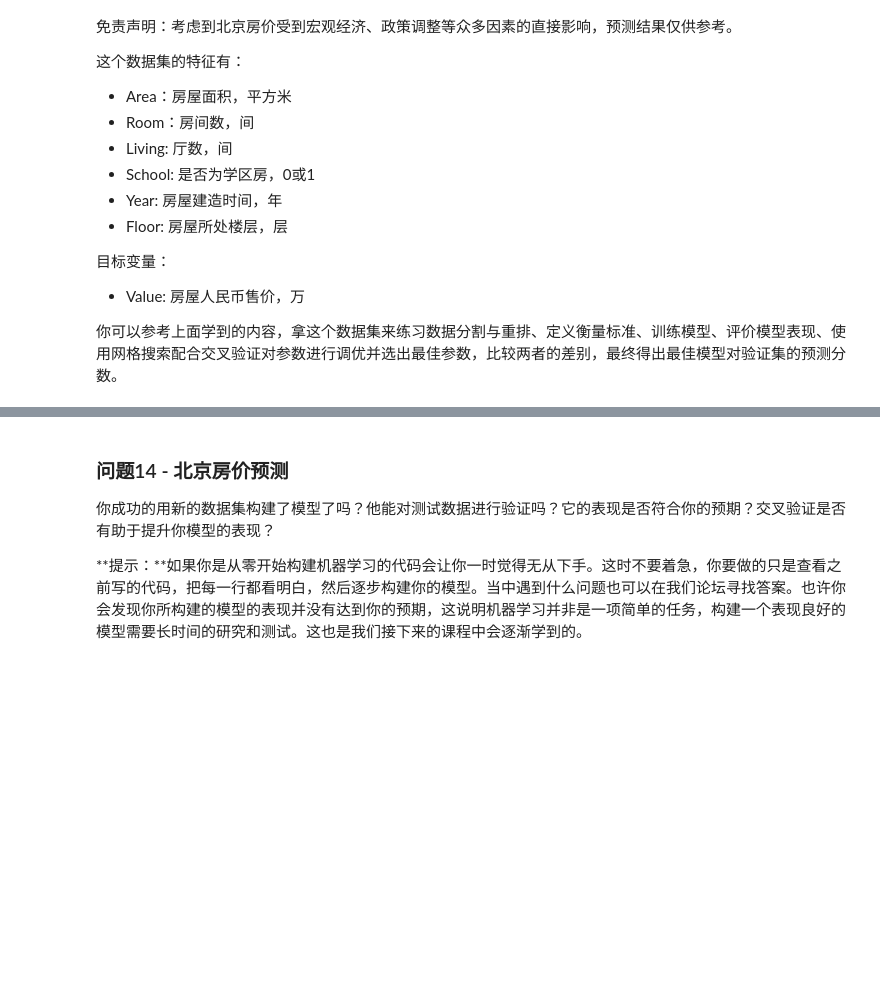
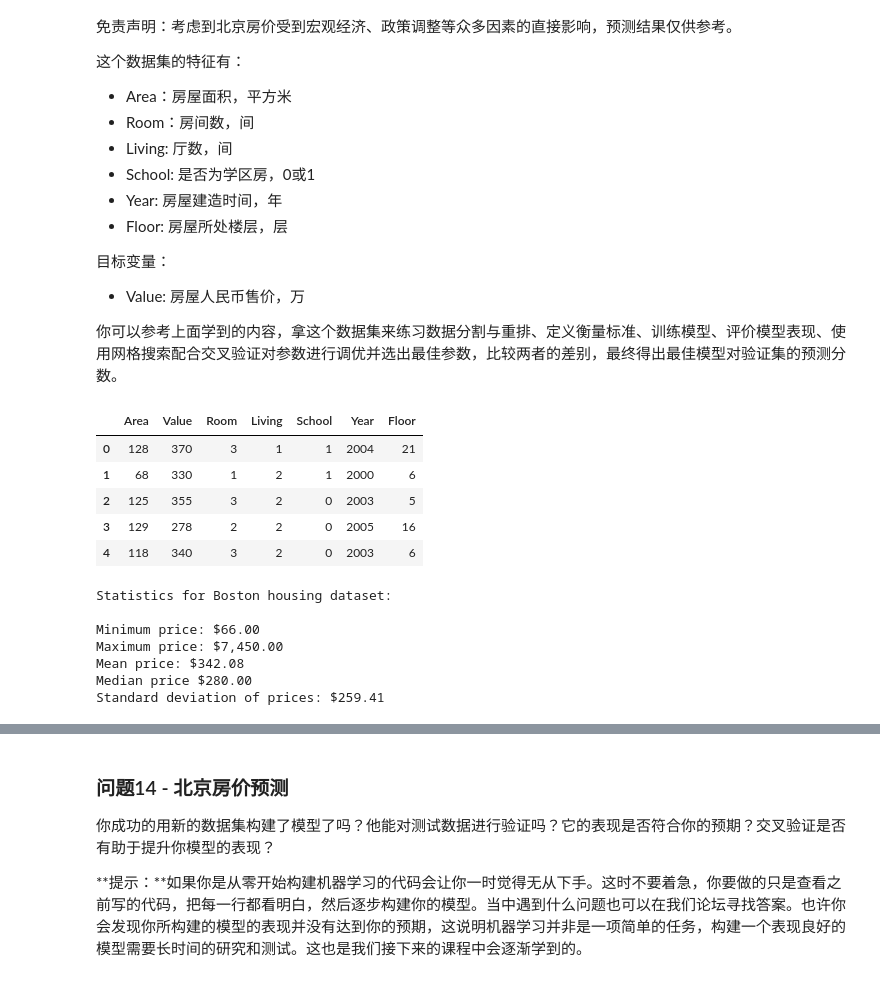
Before and after one commit to kasogg/boston_housing, a Jupyter notebook: boston_housing.ipynb, the cells around one changed output, grey strips where cells are left out. Cells and saved outputs as stored; diff of their text form; code cells hidden in the pictures; blank space fills up the shorter version.

```diff
--- a/boston_housing.ipynb
+++ b/boston_housing.ipynb
@@ -496,0 +493,41 @@ Range in prices: $29,438.89
+# %%
+# TODO 6
+
+# 你的代码
+
+from IPython.display import display
+
+data = pd.read_csv('bj_housing.csv')
+display(data.head())
+
+prices = data['Value']
+features = data.drop('Value', axis=1)
+
+minimum_price = prices.min()
+maximum_price = prices.max()
+mean_price = prices.mean()
+median_price = prices.median()
+std_price = prices.std()
+
+
+#目标：输出计算的结果
+print "Statistics for Boston housing dataset:\n"
+print "Minimum price: ${:,.2f}".format(minimum_price)
+print "Maximum price: ${:,.2f}".format(maximum_price)
+print "Mean price: ${:,.2f}".format(mean_price)
+print "Median price ${:,.2f}".format(median_price)
+print "Standard deviation of prices: ${:,.2f}".format(std_price)
+# %% [output]
+|  | Area | Value | Room | Living | School | Year | Floor |
+| 0 | 128 | 370 | 3 | 1 | 1 | 2004 | 21 |
+| 1 | 68 | 330 | 1 | 2 | 1 | 2000 | 6 |
+| 2 | 125 | 355 | 3 | 2 | 0 | 2003 | 5 |
+| 3 | 129 | 278 | 2 | 2 | 0 | 2005 | 16 |
+| 4 | 118 | 340 | 3 | 2 | 0 | 2003 | 6 |
+Statistics for Boston housing dataset:
+
+Minimum price: $66.00
+Maximum price: $7,450.00
+Mean price: $342.08
+Median price $280.00
+Standard deviation of prices: $259.41
```
Also changed, not shown: parts of 8 cells of this notebook, 1 other file.
